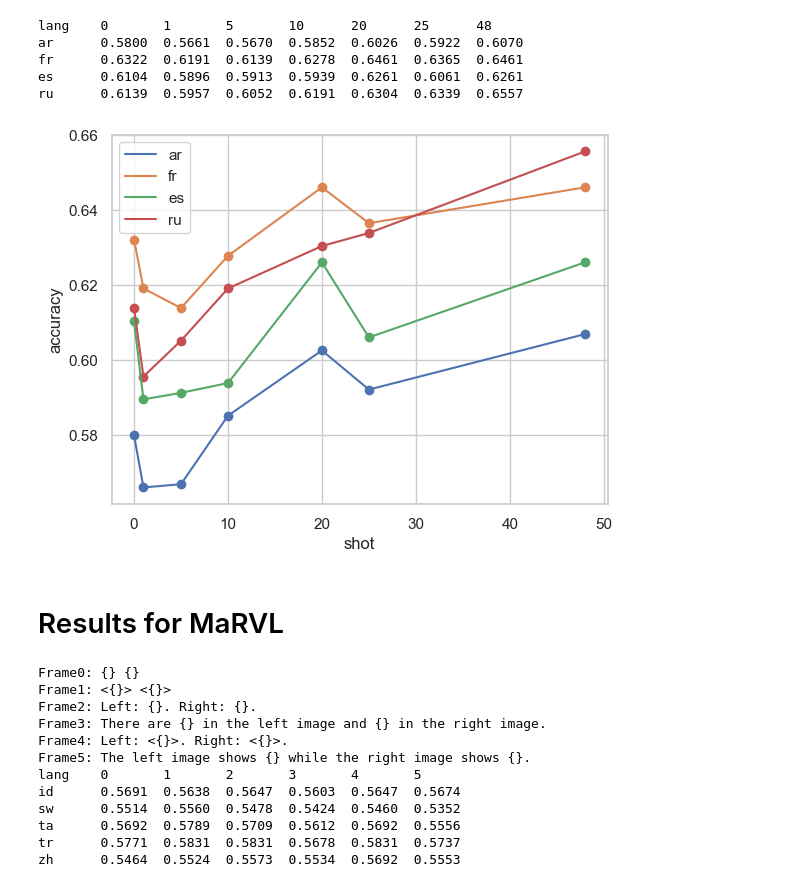
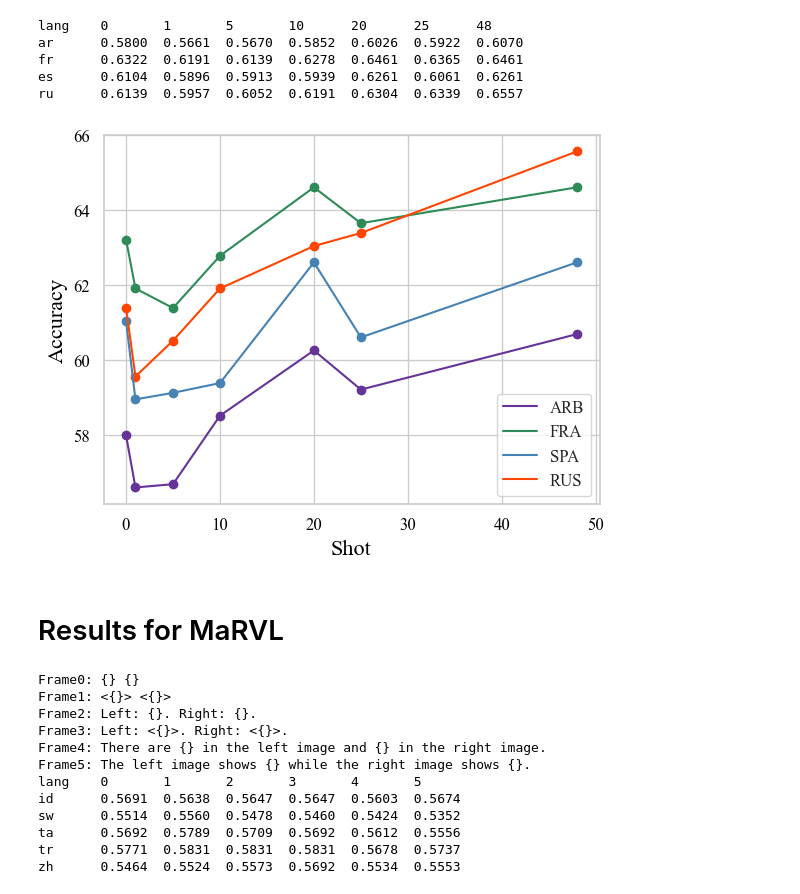
Before and after one commit to guojun-wu/ICU, a Jupyter notebook: result.ipynb, the cells around one changed output. Drawn from its saved outputs; the diff is of its cells as text; code cells hidden in the pictures.

```diff
--- a/result.ipynb
+++ b/result.ipynb
@@ -37,21 +37,35 @@ ru      0.6139  0.5957  0.6052  0.6191  0.6304  0.6339  0.6557
 # %%
 import matplotlib.pyplot as plt
 import seaborn as sns
+plt.rcParams["font.family"] = "serif"  # Set the default font family
+plt.rcParams["font.serif"] = ["Times New Roman"]
 sns.set_theme(style="whitegrid")
 
+# set the lines color for each language
+colors = ['rebeccapurple', 'seagreen', 'steelblue' , 'orangered']
+sns.set_palette(sns.color_palette(colors))
+alt_langs = ['ARB', 'FRA', 'SPA', 'RUS']
 for lang in languages:
     x = [0, 1, 5, 10, 20, 25, 48]
-    y = [accuracy_dict[f"{lang}_{shot}"] for shot in x]
-    plt.plot(x, y, label=lang)
+    y = [accuracy_dict[f"{lang}_{shot}"]*100 for shot in x]
+    plt.plot(x, y, label=alt_langs[languages.index(lang)])
     plt.scatter(x, y)
 
 
-plt.legend()
-plt.xlabel("shot")
-plt.ylabel("accuracy")
+
+# Add legend for each line
+plt.legend(loc="lower right", prop={'family': 'Times New Roman', 'size': 12})
+# Customize the x-axis tick labels
+plt.xticks(fontname="Times New Roman", fontsize=12, color='black')
+
+# Customize the y-axis tick labels
+plt.yticks(fontname="Times New Roman", fontsize=12, color='black')
+
+plt.xlabel("Shot", fontname="Times New Roman", fontsize=16, color='black')
+plt.ylabel("Accuracy", fontname="Times New Roman", fontsize=16, color='black')
 plt.show()
 # %% [output]
-[figure, old version]
+[figure, new version]
 # %% [markdown]
 # Results for MaRVL
 # %%
@@ -62,8 +76,8 @@ import numpy as np
 # print all the frames used
 template1 = "<{}> <{}>"
 template2 = "Left: {}. Right: {}."
-template3 = "There are {} in the left image and {} in the right image."
-template4 = "Left: <{}>. Right: <{}>."
+template3 = "Left: <{}>. Right: <{}>."
+template4 = "There are {} in the left image and {} in the right image."
 template5 = "The left image shows {} while the right image shows {}."
 
 print("Frame0: {} {}")
@@ -102,15 +116,15 @@ for lang in languages:
 Frame0: {} {}
 Frame1: <{}> <{}>
 Frame2: Left: {}. Right: {}.
-Frame3: There are {} in the left image and {} in the right image.
-Frame4: Left: <{}>. Right: <{}>.
+Frame3: Left: <{}>. Right: <{}>.
+Frame4: There are {} in the left image and {} in the right image.
 Frame5: The left image shows {} while the right image shows {}.
 lang    0       1       2       3       4       5
-id      0.5691  0.5638  0.5647  0.5603  0.5647  0.5674
-sw      0.5514  0.5560  0.5478  0.5424  0.5460  0.5352
-ta      0.5692  0.5789  0.5709  0.5612  0.5692  0.5556
-tr      0.5771  0.5831  0.5831  0.5678  0.5831  0.5737
-zh      0.5464  0.5524  0.5573  0.5534  0.5692  0.5553
+id      0.5691  0.5638  0.5647  0.5647  0.5603  0.5674
+sw      0.5514  0.5560  0.5478  0.5460  0.5424  0.5352
+ta      0.5692  0.5789  0.5709  0.5692  0.5612  0.5556
+tr      0.5771  0.5831  0.5831  0.5831  0.5678  0.5737
+zh      0.5464  0.5524  0.5573  0.5692  0.5534  0.5553
 # %%
 import matplotlib.pyplot as plt
 import seaborn as sns
```
Also changed, not shown: parts of 1 cell of this notebook, 15 other files.
